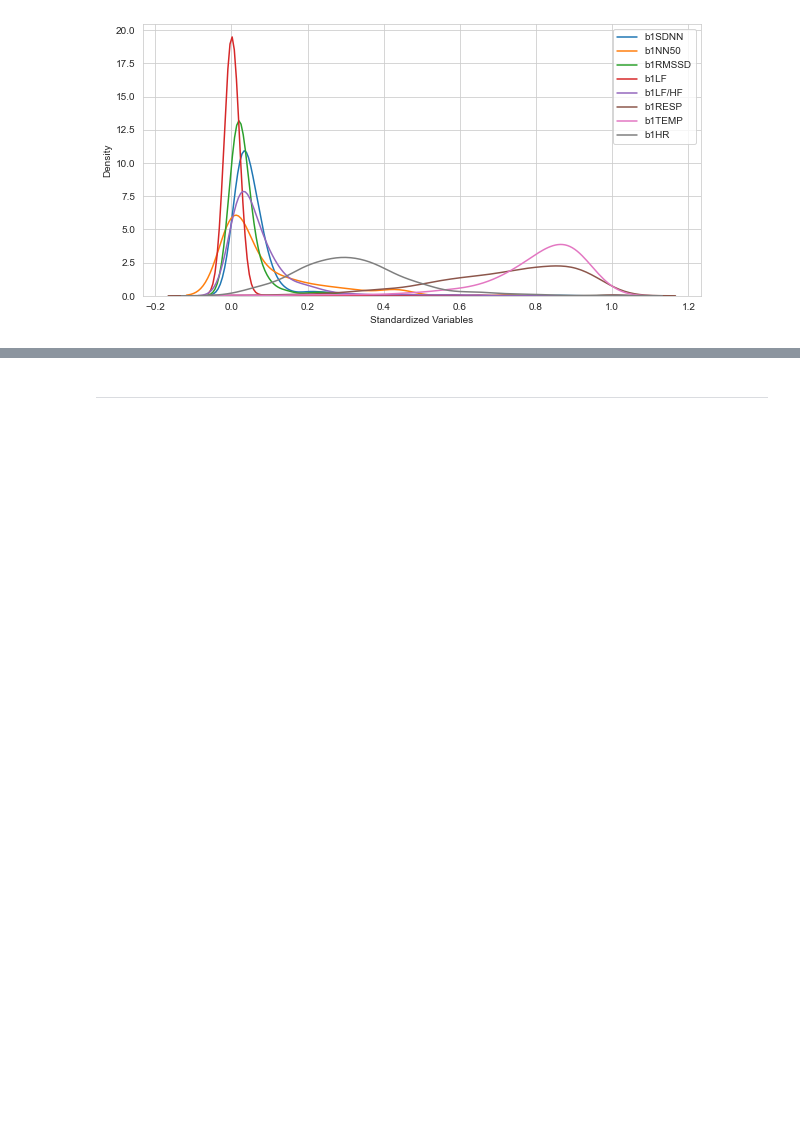
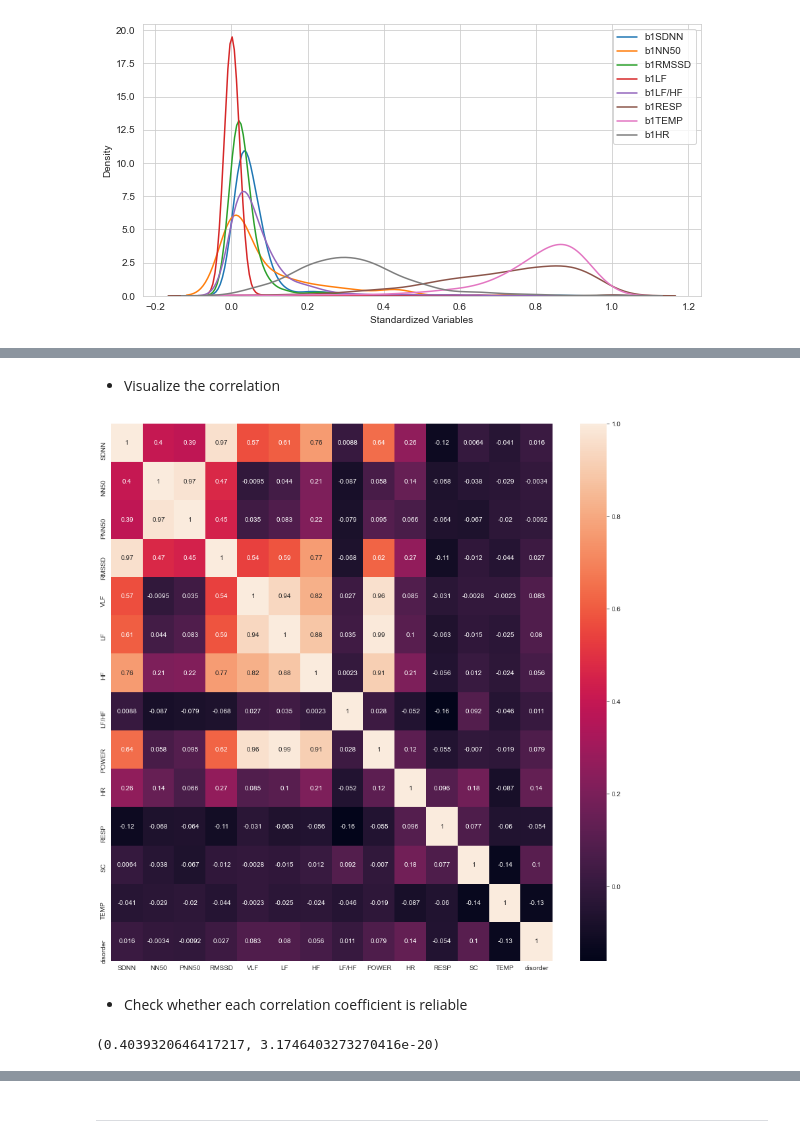
Before and after one commit to andrewyoo214/depression-pred, a Jupyter notebook: HRV_analysis.ipynb, the cells around one changed output, grey strips where cells are left out. Cells and saved outputs as stored; diff of their text form; code cells hidden in the pictures; blank space fills up the shorter version.

```diff
--- a/HRV_analysis.ipynb
+++ b/HRV_analysis.ipynb
@@ -494,0 +495,16 @@ plt.legend(['b1SDNN', 'b1NN50', 'b1RMSSD', 'b1LF', 'b1LF/HF', 'b1RESP', 'b1TEMP'
+# %% [markdown]
+* Visualize the correlation
+# %%
+plt.figure(figsize = (15,15))
+corrMat = hrv_visual.corr()
+sns.heatmap(corrMat, annot=True)
+plt.show()
+# %% [output]
+[figure, added]
+# %% [markdown]
+* Check whether each correlation coefficient is reliable
+# %%
+## pearsonr function shows individual correlation coefficient with p-value
+pearsonr(hrv_visual['SDNN'], hrv_visual['NN50'])
+# %% [output]
+(0.4039320646417217, 3.1746403273270416e-20)
```
Also changed, not shown: parts of 26 cells of this notebook.
